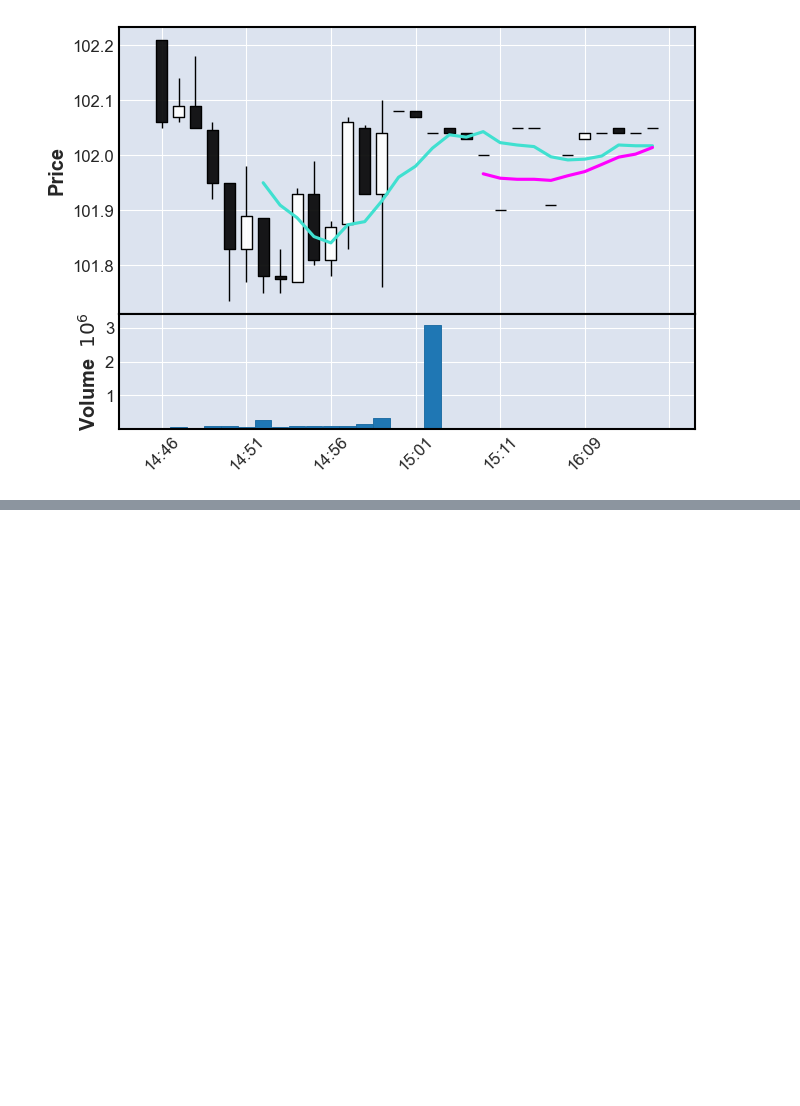
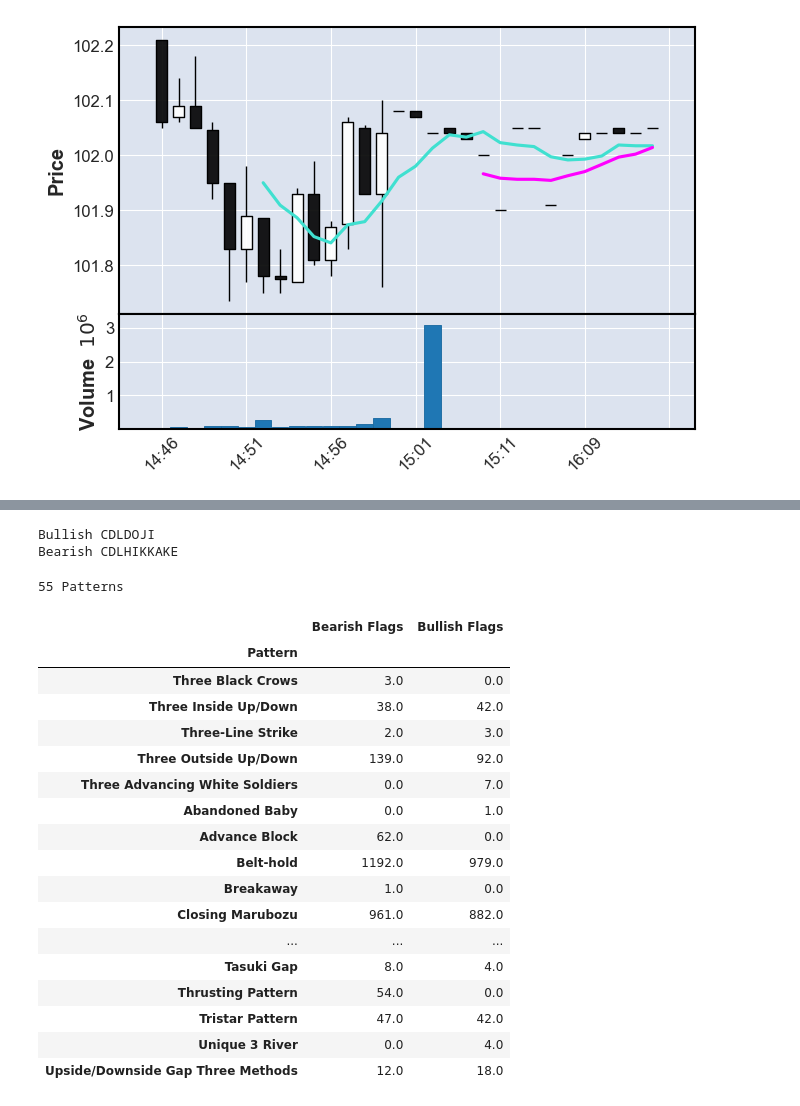
Before and after one commit to rdillens/Algo_Signals, a Jupyter notebook: portfolio_analysis/portfolio.ipynb, the cells around one changed output, grey strips where cells are left out. Saved outputs shown, nothing was run; the diff lists cells and outputs as text; code cells hidden in the pictures; blank space fills up the shorter version.

Commit message:
update pattern menu

```diff
--- a/portfolio_analysis/portfolio.ipynb
+++ b/portfolio_analysis/portfolio.ipynb
@@ -60,3 +72,80 @@ for pattern, p_name in patterns.items():
+# %%
+df_all_signals = pd.DataFrame()
+# df_all_signals['Signal'] = 0.0
+pattern_count_dict = {}
+for pattern in pattern_list:
+    pattern_count_dict[pattern] = {}
+    pattern_function = getattr(talib, pattern)
+    try:
+        result = pattern_function(df['Open'], df['High'], df['Low'], df['Close'])
+        df_all_signals[pattern] = result
+        # df_all_signals['Signal'] = df_all_signals['Signal'] + result
+        last = result.tail(1).values[0]
+        if last > 0:
+            print(f'Bullish {pattern}')
+        elif last < 0:
+            print(f'Bearish {pattern}')
+        else:
+            pass
+            # print(f'None  {pattern}')
+    except:
+        pass
+    else:
+        # print(f"{pattern}\n{result.value_counts()}")
+        v = result.value_counts()
+        # print(v.index[0])
+        # print(type(v))
+        # print(pattern)
+        for i, value in enumerate(v):
+            pattern_count_dict[pattern][str(v.index[i])] = value
+            # print(v.index[i], value)
+
+# print(df_all_signals.tail())
+# print(pattern_count_dict)
+
+pattern_df = pd.DataFrame(pattern_count_dict).T.fillna(0)
+pattern_df.drop(columns='0', inplace=True)
+
+# print(df['Signal'].value_counts())
+# %% [output]
+Bullish CDLDOJI
+Bearish CDLHIKKAKE
+# %%
+pattern_df['sum'] = pattern_df.sum(axis=1)
+pattern_df = pattern_df[pattern_df['sum'] != 0]
+pattern_df['-100'] = pattern_df['-100'] + pattern_df['-200']
+pattern_df['100'] = pattern_df['100'] + pattern_df['200']
+pattern_df = pattern_df.drop(columns=['sum', '-200', '200'])
+# print(pattern_df)
+print(len(pattern_df), 'Patterns')
+# %% [output]
+55 Patterns
+# %%
+pattern_df = pattern_df.reset_index()
+pattern_df['index'] = pattern_df['index'].apply(lambda x: patterns[x])
+pattern_df.rename(columns={'index':'Pattern', '-100': 'Bearish Flags', '100': 'Bullish Flags'}, inplace=True)
+pattern_df = pattern_df.set_index('Pattern')
+# %%
+display(pattern_df)
+# %% [output]
+|  | Bearish Flags | Bullish Flags |
+| Pattern |  |  |
+| Three Black Crows | 3.0 | 0.0 |
+| Three Inside Up/Down | 38.0 | 42.0 |
+| Three-Line Strike | 2.0 | 3.0 |
+| Three Outside Up/Down | 139.0 | 92.0 |
+| Three Advancing White Soldiers | 0.0 | 7.0 |
+| Abandoned Baby | 0.0 | 1.0 |
+| Advance Block | 62.0 | 0.0 |
+| Belt-hold | 1192.0 | 979.0 |
+| Breakaway | 1.0 | 0.0 |
+| Closing Marubozu | 961.0 | 882.0 |
+| ... | ... | ... |
+| Tasuki Gap | 8.0 | 4.0 |
+| Thrusting Pattern | 54.0 | 0.0 |
+| Tristar Pattern | 47.0 | 42.0 |
+| Unique 3 River | 0.0 | 4.0 |
+| Upside/Downside Gap Three Methods | 12.0 | 18.0 |
 # %%
 # vals = ['km', 'm', 'cm','mm']
 sel = widgets.SelectMultiple(
```
Also changed, not shown: parts of 8 cells of this notebook.
